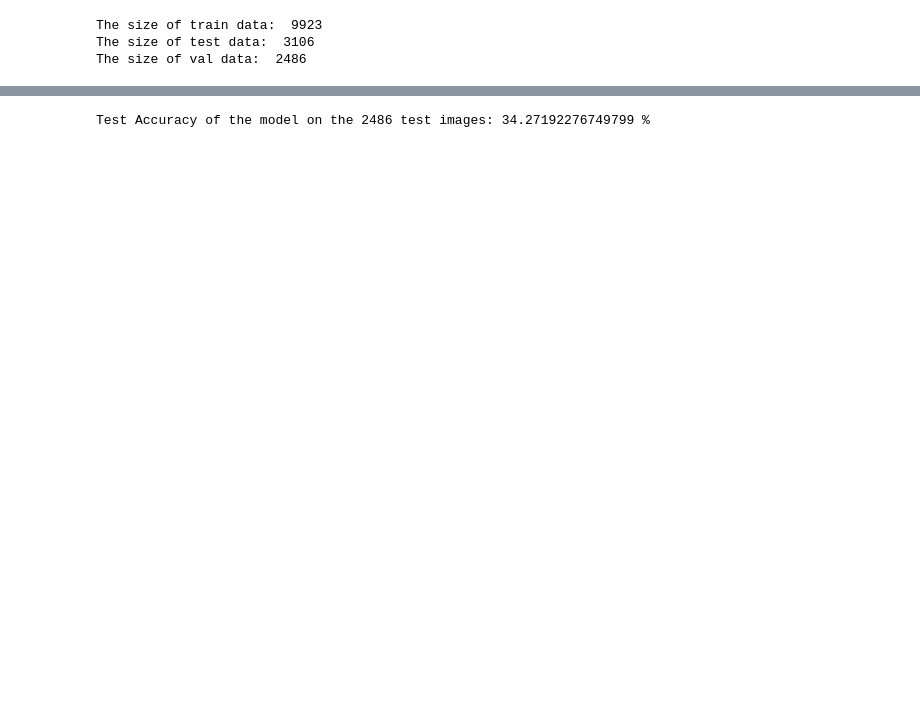
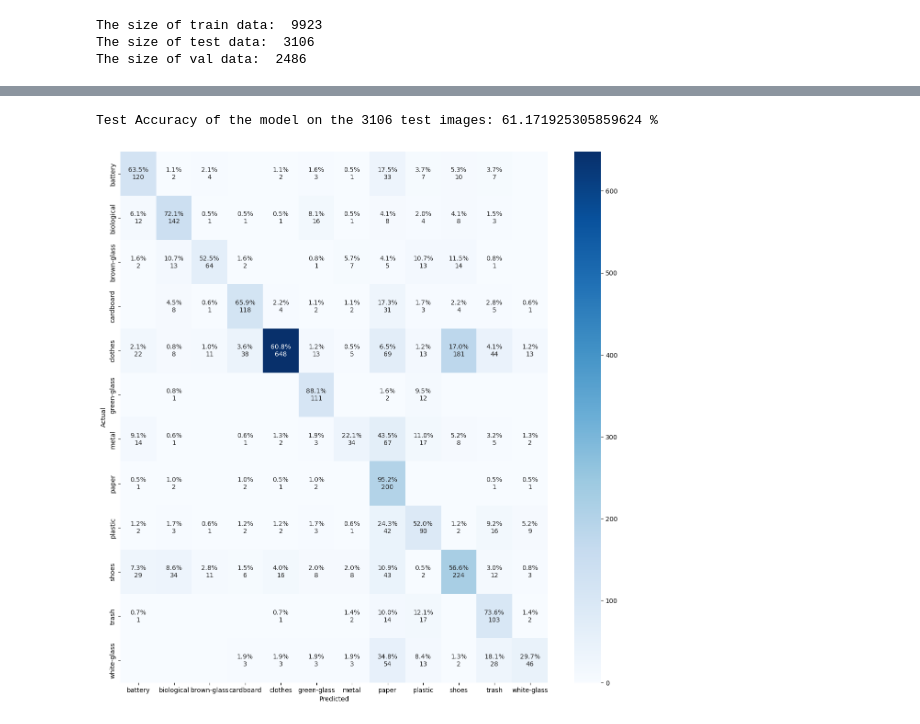
Before and after one commit to KMFtcy/CIE6004_assignment1, a Jupyter notebook: main.ipynb, the cells around one changed output, grey strips where cells are left out. Cells and saved outputs as stored; diff of their text form; code cells hidden in the pictures; blank space fills up the shorter version.

```diff
--- a/main.ipynb
+++ b/main.ipynb
@@ -11,6 +18,6 @@ import matplotlib.pyplot as plt
 # %%
 # hyperparameter
-batch_size = 128
+batch_size = 64
 # %%
 # Env check
 # check dataset file exists
@@ -540,9 +534,63 @@ Epoch 12/12, Loss: 2.3640650633053903, Acc: 43.256412506103516
+# %%
+# test the model
+import sklearn.metrics as sm
+import pandas as pd
+import seaborn as sns
+
+model.eval()
+# eval mode (batchnorm uses moving mean/variance instead of mini-batch mean/variance)with torch.no_grad():
+correct = 0
+total = 0
+targets, preds = [], []
+for images, labels in valid_loader:
+    images = images.to(device)
+    labels = labels.to(device)
+    outputs = model(images)
+    _, pred = torch.max(outputs.data, 1)
+    total += labels.size(0)
+    correct += (pred == labels).sum().item()
+    targets += list(labels.cpu().numpy())
+    preds += list(pred.cpu().numpy())
+test_acc = 100 * correct / total
+print("Test Accuracy of the model on the {} test images: {} %".format(total, test_acc))
+
+confusion_mtx = sm.confusion_matrix(targets, preds)
+
+
+def vis(confusion_mtx, labels,figsize=(15, 15)):
+    cm = confusion_mtx
+    cm_sum = np.sum(cm, axis=1, keepdims=True)
+    cm_perc = cm / cm_sum * 100
+    annot = np.empty_like(cm).astype(str)
+    nrows, ncols = cm.shape
+    for i in range(nrows):
+        for j in range(ncols):
+            c = cm[i, j]
+            p = cm_perc[i, j]
+            if c == 0:
+                annot[i, j] = ""
+            else:
+                annot[i, j] = "%.1f%%\n%d" % (p,c)
+    cm = pd.DataFrame(cm, index=labels, columns=labels)
+    cm.index.name = "Actual"
+    cm.columns.name = "Predicted"
+    fig = plt.figure(figsize=figsize)
+    sns.heatmap(cm, annot=annot, fmt="", cmap="Blues")
+    plt.show()
+
+
+vis(confusion_mtx, list(categories.keys()))
+# %% [output]
+Test Accuracy of the model on the 3106 test images: 61.171925305859624 %
+[figure, added]
 # %%
+
 # test the model
 model.eval()
 # eval mode (batchnorm uses moving mean/variance instead of mini-batch mean/variance)with torch.no_grad():
 correct = 0
 total = 0
+print("test")
 for images, labels in valid_loader:
     images = images.to(device)
     labels = labels.to(device)
@@ -551,11 +599,10 @@ for images, labels in valid_loader:
     total += labels.size(0)
     correct += (predicted == labels).sum().item()
 
+print(total,correct / total)
 print(
     "Test Accuracy of the model on the {} test images: {} %".format(
         total,
         100 * correct / total
     )
 )
-# %% [output]
-Test Accuracy of the model on the 2486 test images: 34.27192276749799 %
```
Also changed, not shown: parts of 8 cells of this notebook, 1 other file.
